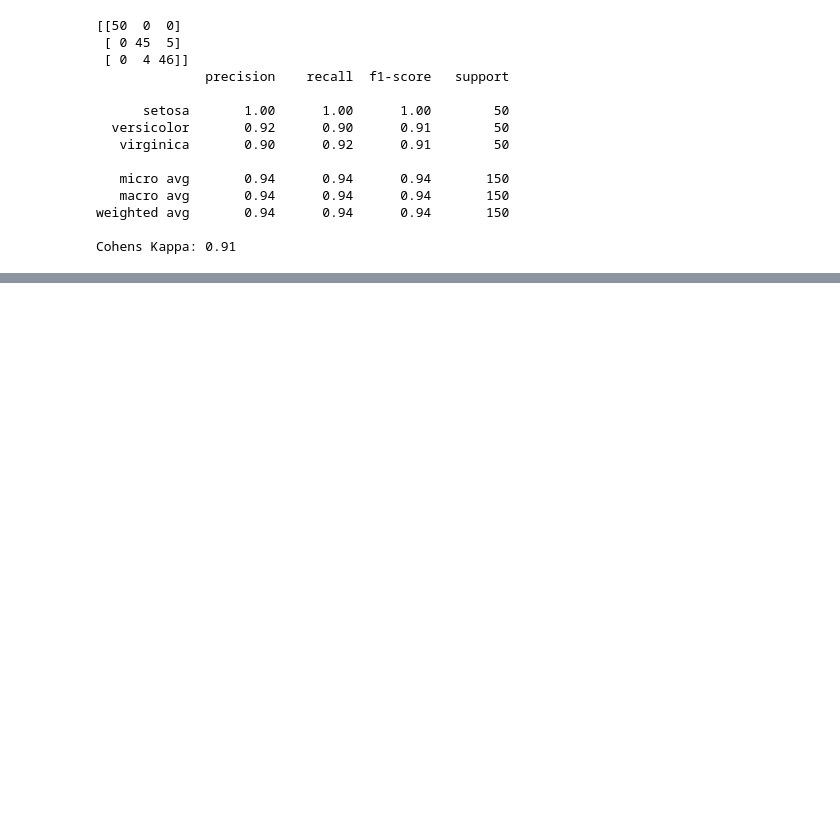
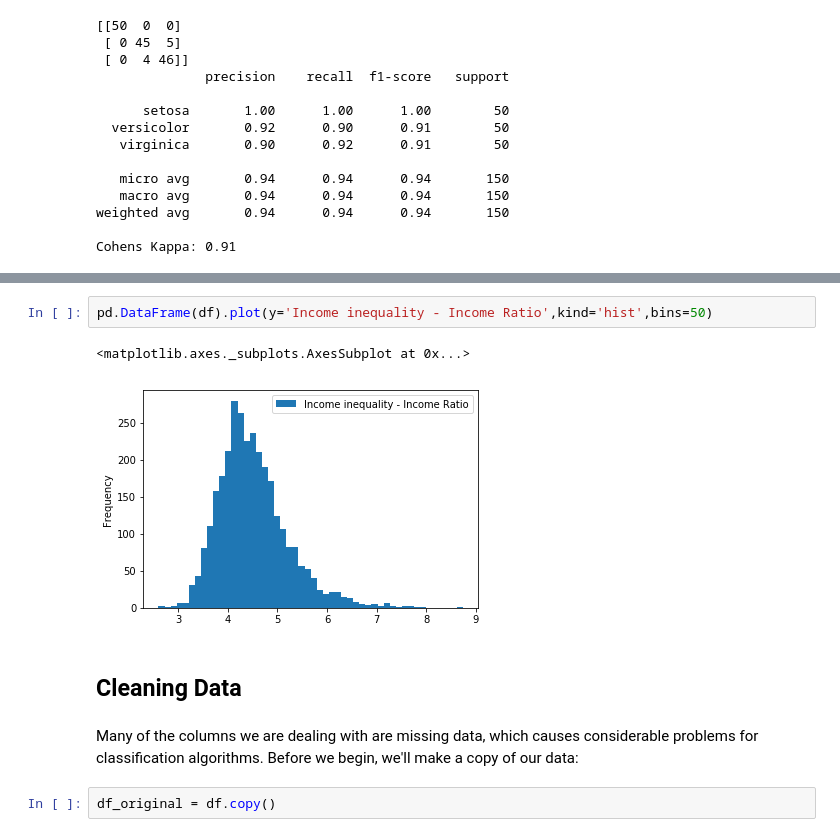
Before and after one commit to thomaspingel/geography_single_shot_notebooks, a Jupyter notebook: Classification.ipynb, the cells around one changed output, grey strips where cells are left out. Drawn from its saved outputs; the diff is of its cells as text; blank space fills up the shorter version.

```diff
--- a/Classification.ipynb
+++ b/Classification.ipynb
@@ -364,0 +449,11 @@ Cohens Kappa: 0.91
+# %%
+pd.DataFrame(df).plot(y='Income inequality - Income Ratio',kind='hist',bins=50)
+# %% [output]
+<matplotlib.axes._subplots.AxesSubplot at 0x...>
+[figure, added]
+# %% [markdown]
+## Cleaning Data
+# %% [markdown]
+Many of the columns we are dealing with are missing data, which causes considerable problems for classification algorithms.  Before we begin, we'll make a copy of our data:
+# %%
+df_original = df.copy()
```
Also changed, not shown: parts of 36 cells of this notebook.
